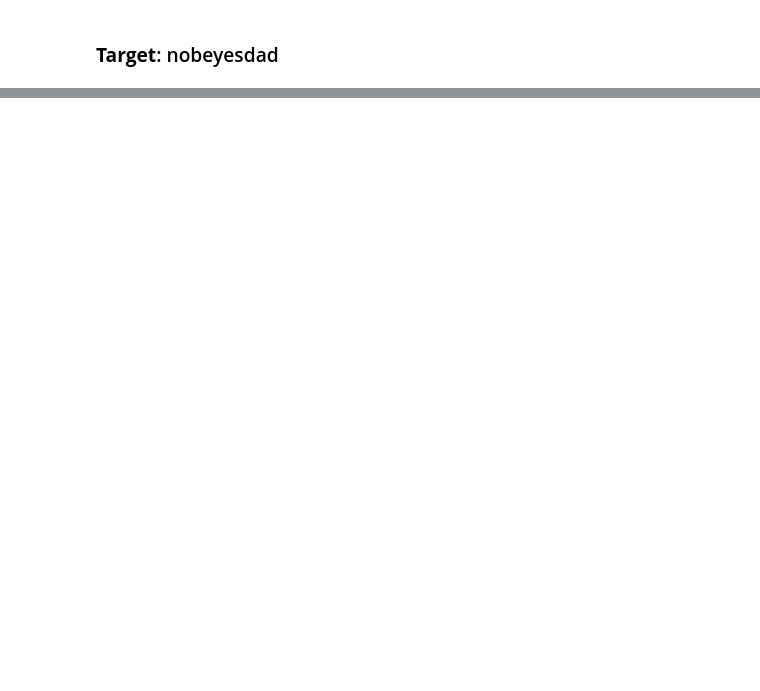
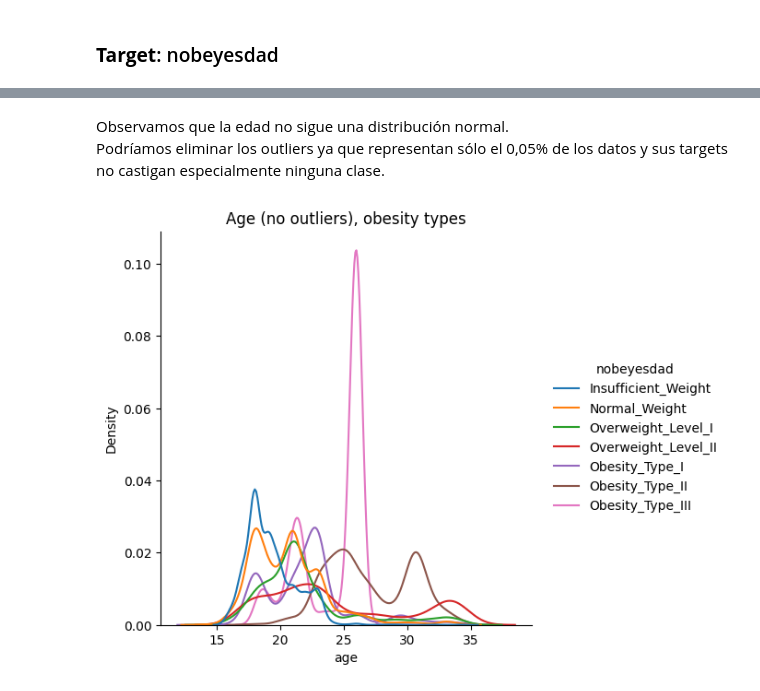
Before and after one commit to rodarribas/MachineLearning_ObesityRisk, a Jupyter notebook: notebooks/1_EDA.ipynb, the cells around one changed output, grey strips where cells are left out. Cells and saved outputs as stored; diff of their text form; code cells hidden in the pictures; blank space fills up the shorter version.

```diff
--- a/notebooks/1_EDA.ipynb
+++ b/notebooks/1_EDA.ipynb
@@ -152,0 +203,8 @@ conteo(df=train, variable='nobeyesdad', stat='percent');
+# %% [markdown]
+Observamos que la edad no sigue una distribución normal. \
+Podríamos eliminar los outliers ya que representan sólo el 0,05% de los datos y sus targets no castigan especialmente ninguna clase.
+# %%
+# Distribución edades según target sin outliers
+sns.displot(data=train[train['age'] < iqr_fence(train.age)[1]], x='age', kind='kde', hue='nobeyesdad').set(title='Age (no outliers), obesity types');
+# %% [output]
+[figure, added]
```
Also changed, not shown: parts of 73 cells of this notebook.
